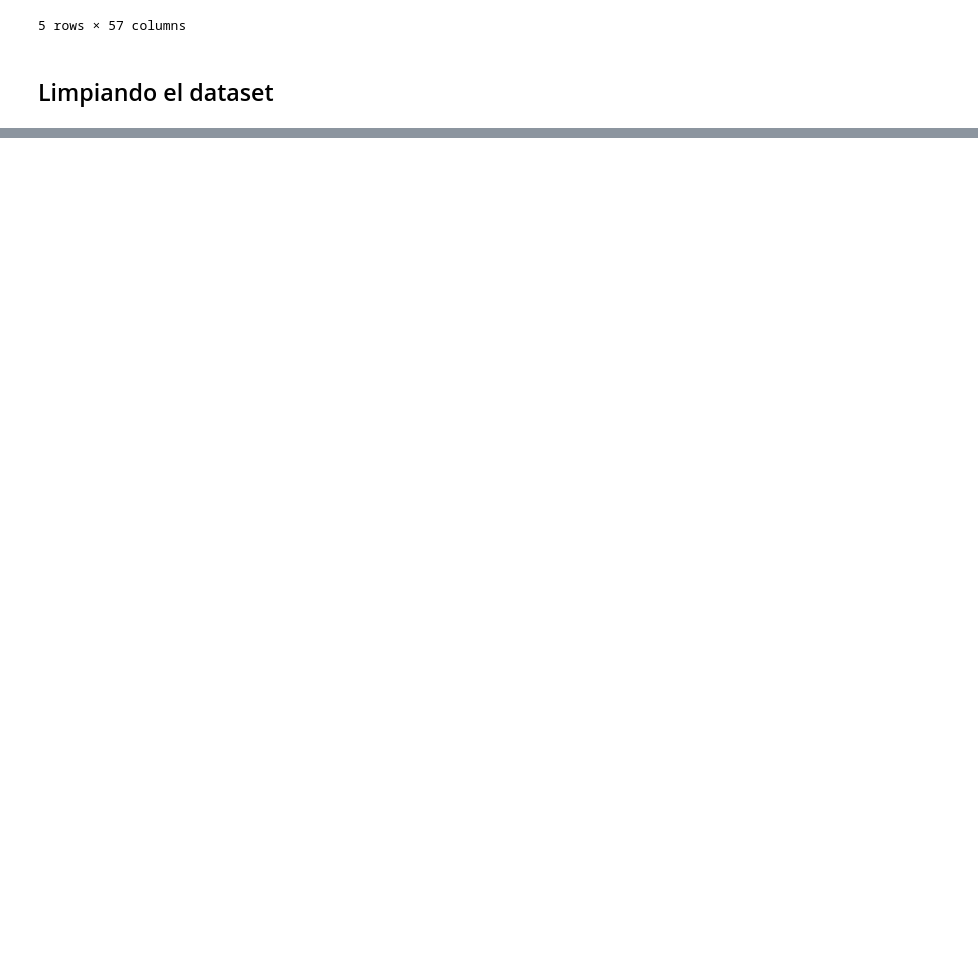
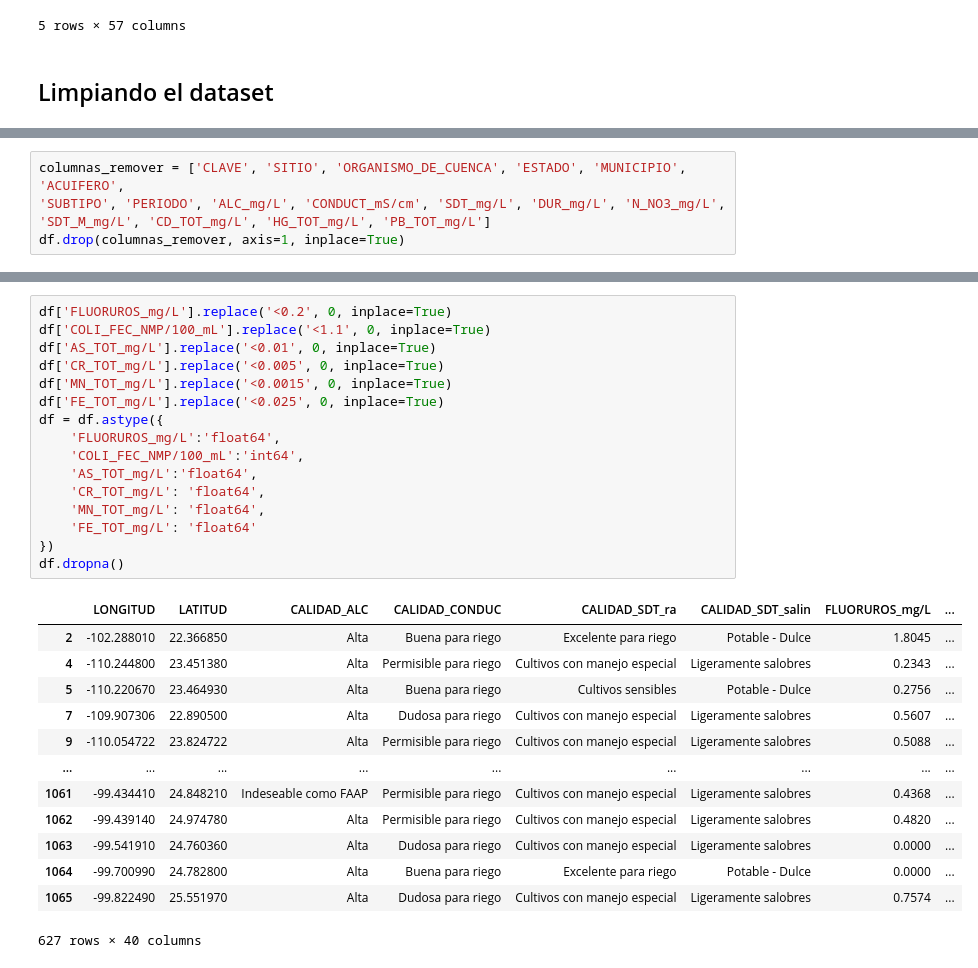
Before and after one commit to PosgradoMNA/actividades-del-projecto-cad_equipo_11, a Jupyter notebook: notebooks/reto_entrega_1.ipynb, the cells around one changed output, grey strips where cells are left out. Cells and saved outputs as stored; diff of their text form; blank space fills up the shorter version.

```diff
--- a/notebooks/reto_entrega_1.ipynb
+++ b/notebooks/reto_entrega_1.ipynb
@@ -19,0 +18,5 @@ columnas_remover = ['CLAVE', 'SITIO', 'ORGANISMO_DE_CUENCA', 'ESTADO', 'MUNICIPI
+# %%
+columnas_remover = ['CLAVE', 'SITIO', 'ORGANISMO_DE_CUENCA', 'ESTADO', 'MUNICIPIO', 'ACUIFERO',
+'SUBTIPO', 'PERIODO', 'ALC_mg/L', 'CONDUCT_mS/cm', 'SDT_mg/L', 'DUR_mg/L', 'N_NO3_mg/L',
+'SDT_M_mg/L', 'CD_TOT_mg/L', 'HG_TOT_mg/L', 'PB_TOT_mg/L']
+df.drop(columnas_remover, axis=1, inplace=True)
@@ -19,0 +33,30 @@ columnas_remover = ['CLAVE', 'SITIO', 'ORGANISMO_DE_CUENCA', 'ESTADO', 'MUNICIPI
+# %%
+df['FLUORUROS_mg/L'].replace('<0.2', 0, inplace=True)
+df['COLI_FEC_NMP/100_mL'].replace('<1.1', 0, inplace=True)
+df['AS_TOT_mg/L'].replace('<0.01', 0, inplace=True)
+df['CR_TOT_mg/L'].replace('<0.005', 0, inplace=True)
+df['MN_TOT_mg/L'].replace('<0.0015', 0, inplace=True)
+df['FE_TOT_mg/L'].replace('<0.025', 0, inplace=True)
+df = df.astype({
+    'FLUORUROS_mg/L':'float64',
+    'COLI_FEC_NMP/100_mL':'int64',
+    'AS_TOT_mg/L':'float64',
+    'CR_TOT_mg/L': 'float64',
+    'MN_TOT_mg/L': 'float64',
+    'FE_TOT_mg/L': 'float64'
+})
+df.dropna()
+# %% [output]
+|  | LONGITUD | LATITUD | CALIDAD_ALC | CALIDAD_CONDUC | CALIDAD_SDT_ra | CALIDAD_SDT_salin | FLUORUROS_mg/L | ... |
+| 2 | -102.288010 | 22.366850 | Alta | Buena para riego | Excelente para riego | Potable - Dulce | 1.8045 | ... |
+| 4 | -110.244800 | 23.451380 | Alta | Permisible para riego | Cultivos con manejo especial | Ligeramente salobres | 0.2343 | ... |
+| 5 | -110.220670 | 23.464930 | Alta | Buena para riego | Cultivos sensibles | Potable - Dulce | 0.2756 | ... |
+| 7 | -109.907306 | 22.890500 | Alta | Dudosa para riego | Cultivos con manejo especial | Ligeramente salobres | 0.5607 | ... |
+| 9 | -110.054722 | 23.824722 | Alta | Permisible para riego | Cultivos con manejo especial | Ligeramente salobres | 0.5088 | ... |
+| ... | ... | ... | ... | ... | ... | ... | ... | ... |
+| 1061 | -99.434410 | 24.848210 | Indeseable como FAAP | Permisible para riego | Cultivos con manejo especial | Ligeramente salobres | 0.4368 | ... |
+| 1062 | -99.439140 | 24.974780 | Alta | Permisible para riego | Cultivos con manejo especial | Ligeramente salobres | 0.4820 | ... |
+| 1063 | -99.541910 | 24.760360 | Alta | Dudosa para riego | Cultivos con manejo especial | Ligeramente salobres | 0.0000 | ... |
+| 1064 | -99.700990 | 24.782800 | Alta | Buena para riego | Excelente para riego | Potable - Dulce | 0.0000 | ... |
+| 1065 | -99.822490 | 25.551970 | Alta | Dudosa para riego | Cultivos con manejo especial | Ligeramente salobres | 0.7574 | ... |
+627 rows × 40 columns
```
Also changed, not shown: parts of 8 cells of this notebook, 1 other file.
